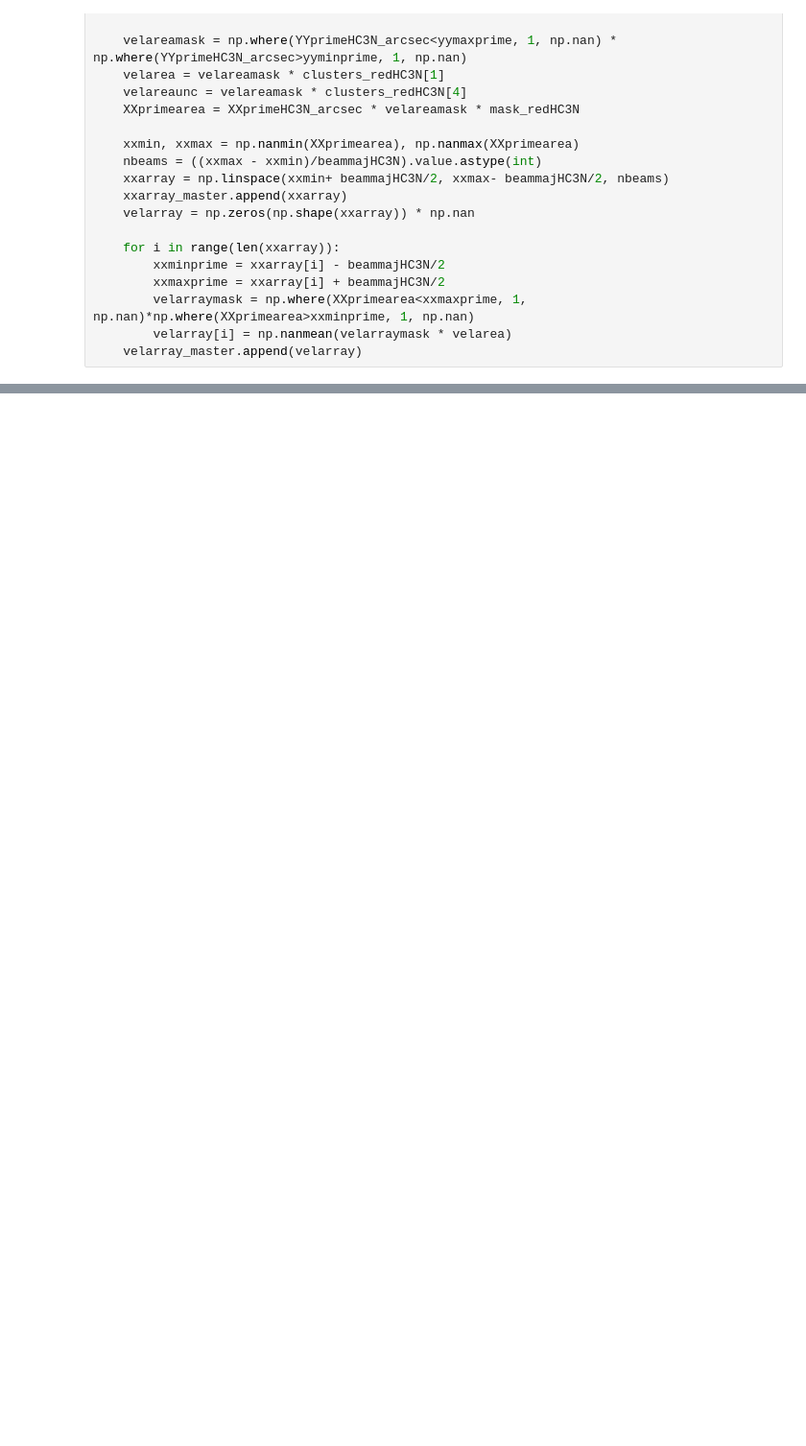
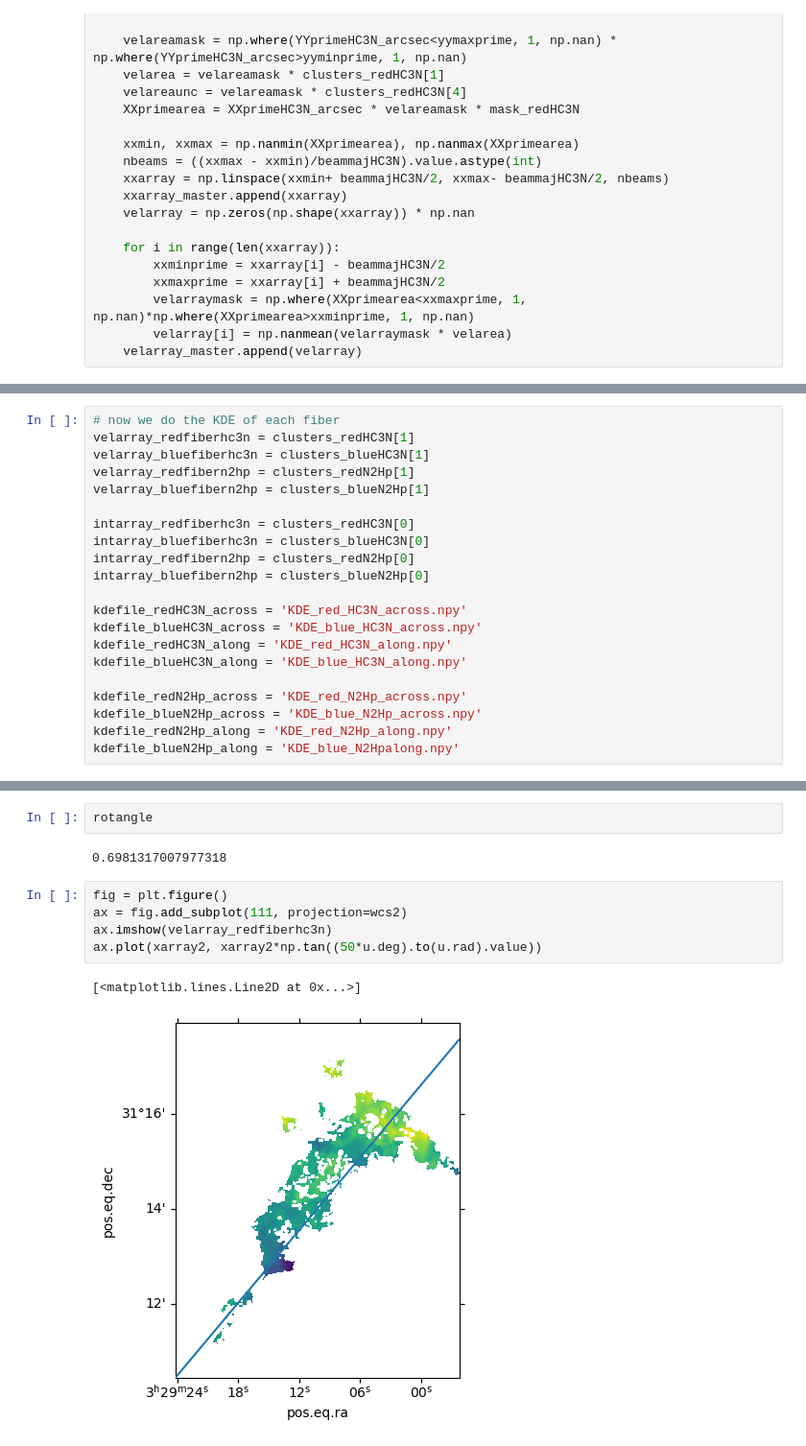
Before and after one commit to tere-valdivia/propstar_gasflow, a Jupyter notebook: analysis/KDE_filament_along_across.ipynb, the cells around one changed output, grey strips where cells are left out. Shown at 96% size. Drawn from its saved outputs; the diff is of its cells as text; blank space fills up the shorter version.

```diff
--- a/analysis/KDE_filament_along_across.ipynb
+++ b/analysis/KDE_filament_along_across.ipynb
@@ -472,0 +476,21 @@ for j in range(len(xxarray_master)):
+# %%
+# now we do the KDE of each fiber
+velarray_redfiberhc3n = clusters_redHC3N[1]
+velarray_bluefiberhc3n = clusters_blueHC3N[1]
+velarray_redfibern2hp = clusters_redN2Hp[1]
+velarray_bluefibern2hp = clusters_blueN2Hp[1]
+
+intarray_redfiberhc3n = clusters_redHC3N[0]
+intarray_bluefiberhc3n = clusters_blueHC3N[0]
+intarray_redfibern2hp = clusters_redN2Hp[0]
+intarray_bluefibern2hp = clusters_blueN2Hp[0]
+
+kdefile_redHC3N_across = 'KDE_red_HC3N_across.npy'
+kdefile_blueHC3N_across = 'KDE_blue_HC3N_across.npy'
+kdefile_redHC3N_along = 'KDE_red_HC3N_along.npy'
+kdefile_blueHC3N_along = 'KDE_blue_HC3N_along.npy'
+
+kdefile_redN2Hp_across = 'KDE_red_N2Hp_across.npy'
+kdefile_blueN2Hp_across = 'KDE_blue_N2Hp_across.npy'
+kdefile_redN2Hp_along = 'KDE_red_N2Hp_along.npy'
+kdefile_blueN2Hp_along = 'KDE_blue_N2Hpalong.npy'
@@ -472,0 +542,12 @@ for j in range(len(xxarray_master)):
+# %%
+rotangle
+# %% [output]
+0.6981317007977318
+# %%
+fig = plt.figure()
+ax = fig.add_subplot(111, projection=wcs2)
+ax.imshow(velarray_redfiberhc3n)
+ax.plot(xarray2, xarray2*np.tan((50*u.deg).to(u.rad).value))
+# %% [output]
+[<matplotlib.lines.Line2D at 0x...>]
+[figure, added]
```
Also changed, not shown: parts of 23 cells of this notebook, 32 other files.
